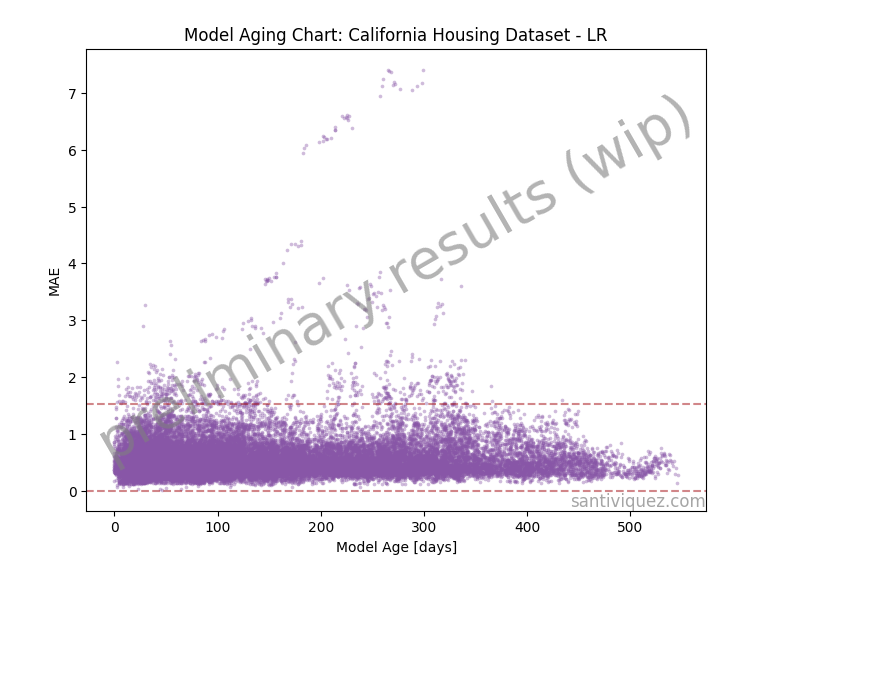
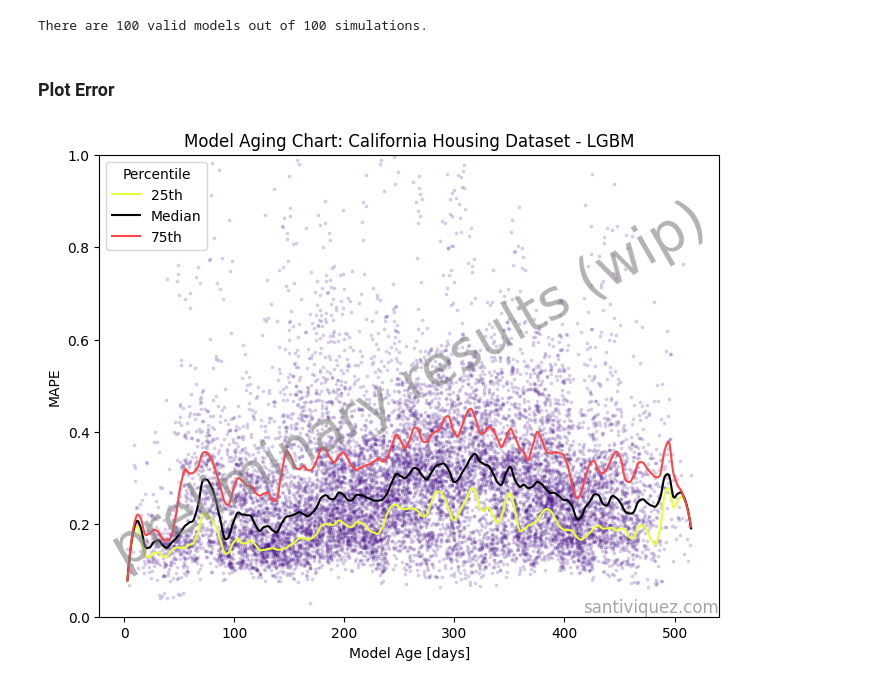
Before and after one commit to santiviquez/ageml, a Jupyter notebook: notebooks/evaluation_framework_sketch.ipynb, the cells around one changed output. Drawn from its saved outputs; the diff is of its cells as text; code cells hidden in the pictures; blank space fills up the shorter version.

Commit message:
add cv to aging and other nice things

```diff
--- a/notebooks/evaluation_framework_sketch.ipynb
+++ b/notebooks/evaluation_framework_sketch.ipynb
@@ -112,13 +203,16 @@ def get_good_models_errors(errors_df):
 # %%
+dataset = 'cal_house'
 data, target = fetch_california_housing(as_frame=True, return_X_y=True)
 timestamp = pd.date_range(start='1/1/2018', periods=len(data), freq='H')
 data.index = timestamp
 target.index = timestamp
 
 n_train = 5000
-n_val = 2500
-n_test = 1000
-model = LinearRegression()
+n_test = 2500
+n_prod = 3000
+n_simulations = 100
+model = LGBMRegressor()
+metric = mean_absolute_percentage_error
 
-errors_df = evaluation_runner(data, target, model, n_train, n_val, n_test, n_simulations=1000)
-daily_errors_valid_models_df = get_good_models_errors(errors_df)
+errors_df = evaluation_runner(data, target, model, n_train, n_test, n_prod, n_simulations)
+errors_df.to_parquet(f'../results/aging/{dataset}/aging_{dataset}_{n_simulations}_simulations_{n_prod}_prod.parquet')
@@ -158,20 +219,38 @@ plt.axhline(y=upper_threshold, ls='--')
+# %%
+n_valid_models = errors_df[['simulation_id', 'is_model_valid']].drop_duplicates()['is_model_valid'].sum()
+print(f"There are {n_valid_models} valid models out of {n_simulations} simulations.")
+# %% [output]
+There are 100 valid models out of 100 simulations.
+# %%
+d_errors_df = aggregate_errors_data(errors_df, metric=metric, freq='D', only_valid_models=True)
+d_errors_df.to_parquet(f'../results/aging/{dataset}/aging_{dataset}_{n_simulations}_simulations_{n_prod}_prod_daily.parquet')
+# %% [markdown]
+### Plot Error
+# %%
+trend_lines_df = get_trend_lines(data=d_errors_df, quantiles=[0.25, 0.50, 0.75], metric='error')
 # %%
 fig, ax = plt.subplots(figsize=(8, 6))
-sns.scatterplot(data=daily_errors_valid_models_df[daily_errors_valid_models_df['partition'] == 'test'],
-                x='model_age', y='error', s=7, alpha=0.4, palette=sns.color_palette(['#3f007d']), linewidth=0)
 
-plt.axhline(y=lower_threshold, ls='--', color='#a50f15', alpha=0.5)
-plt.axhline(y=upper_threshold, ls='--', color='#a50f15', alpha=0.5)
-plt.xlabel('Model Age [days]')
-plt.ylabel('MAE')
+sns.lineplot(data=trend_lines_df, x='model_age', y='error', linewidth=1.5,
+             palette=['#E8FF3A', 'black', '#FB4748'], hue='quantile', legend=False, ax=ax)
+
+sns.scatterplot(data=d_errors_df[d_errors_df['partition'] == 'prod'],
+                x='model_age', y='error', s=7, alpha=0.20, color='#3b0280', linewidth=0, ax=ax)
+
+ax.legend(title='Percentile', labels=['25th', 'Median', '75th'])
+ax.set_xlabel('Model Age [days]')
+ax.set_ylabel('MAPE')
+ax.set_ylim(0, 1)
+
 ax.text(0.5, 0.5, 'preliminary results (wip)', transform=ax.transAxes,
         fontsize=40, color='gray', alpha=0.6,
         ha='center', va='center', rotation=30)
 ax.text(1, 0.04, 'santiviquez.com', transform=ax.transAxes,
         fontsize=12, color='gray', alpha=0.7,
         ha='right', va='top')
-plt.title('Model Aging Chart: California Housing Dataset - LR')
-plt.savefig('../figures/sketch_age_chart_calhouse_lr.svg', format='svg')
+
+ax.set_title('Model Aging Chart: California Housing Dataset - LGBM')
+plt.savefig('../figures/sketch_age_chart_calhouse_lgbm_MAPE.svg', format='svg')
 plt.show()
 # %% [output]
-[figure, old version]
+[figure, new version]
```
Also changed, not shown: parts of 22 cells of this notebook, 3 other files.
